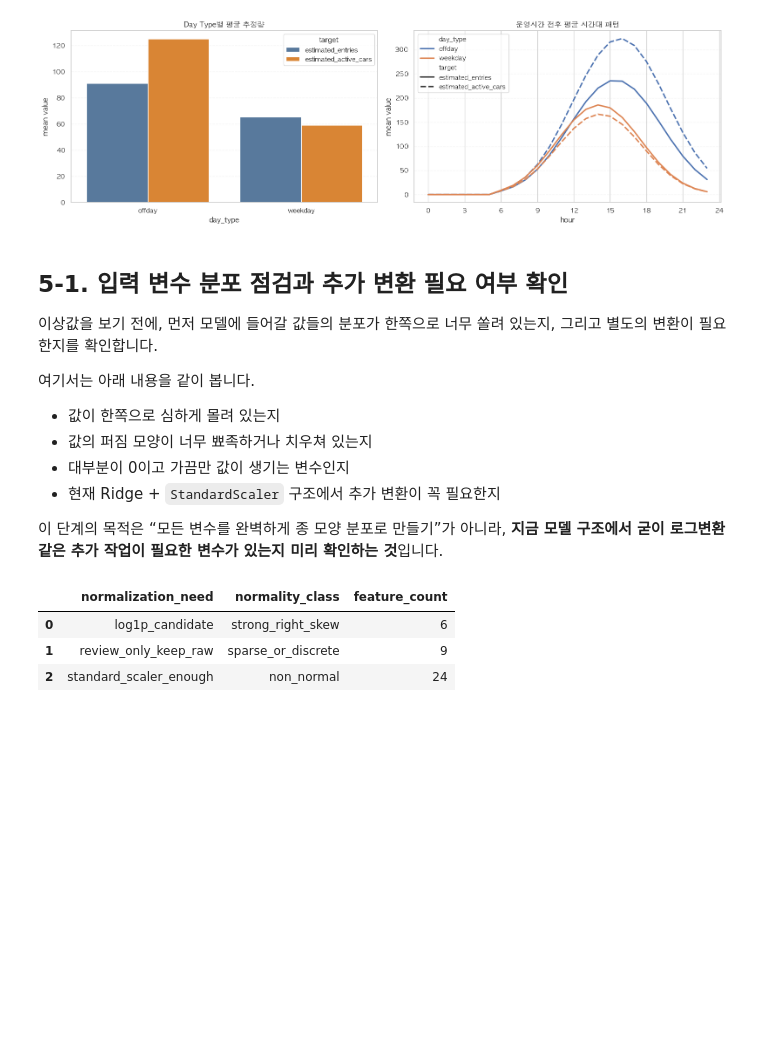
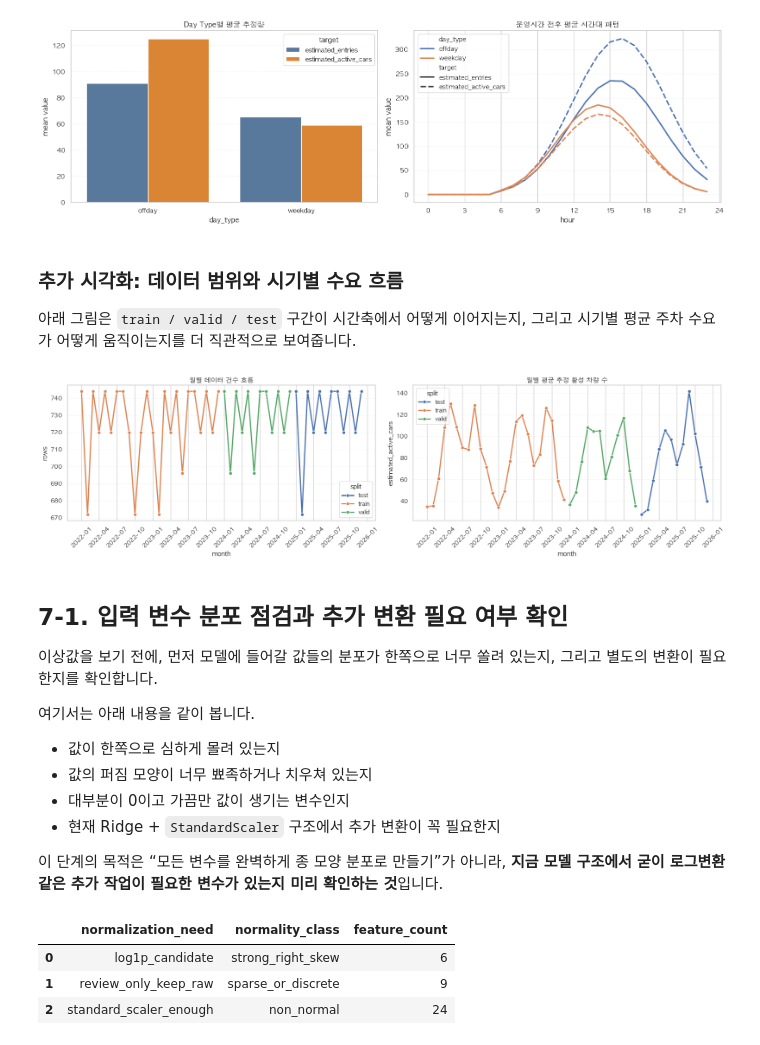
Before and after one commit to AI-MegaStudy/nanji_work, a Jupyter notebook: hmw/Note/nanji_ML.ipynb, the cells around one changed output. Drawn from its saved outputs; the diff is of its cells as text; code cells hidden in the pictures; blank space fills up the shorter version.

```diff
--- a/hmw/Note/nanji_ML.ipynb
+++ b/hmw/Note/nanji_ML.ipynb
@@ -1039,8 +1111,46 @@ plt.tight_layout()
 plt.show()
 # %% [output]
 [figure]
+# %% [markdown]
+### 추가 시각화: 데이터 범위와 시기별 수요 흐름
+
+아래 그림은 `train / valid / test` 구간이 시간축에서 어떻게 이어지는지, 그리고 시기별 평균 주차 수요가 어떻게 움직이는지를 더 직관적으로 보여줍니다.
+# %%
+monthly_split_view = (
+    df.assign(month_start=df['datetime'].dt.to_period('M').dt.to_timestamp())
+    .groupby(['split', 'month_start'], as_index=False)
+    .agg(
+        rows=('datetime', 'size'),
+        mean_target=(TARGET, 'mean'),
+        mean_entries=('estimated_entries', 'mean'),
+    )
+)
+
+fig, axes = plt.subplots(1, 2, figsize=(18, 5))
+sns.lineplot(data=monthly_split_view, x='month_start', y='rows', hue='split', marker='o', linewidth=2.2, ax=axes[0])
+axes[0].set_title('월별 데이터 건수 흐름')
+axes[0].set_xlabel('month')
+axes[0].set_ylabel('rows')
+axes[0].xaxis.set_major_locator(mdates.MonthLocator(interval=3))
+axes[0].xaxis.set_major_formatter(mdates.DateFormatter('%Y-%m'))
+axes[0].tick_params(axis='x', rotation=45)
+axes[0].grid(axis='y', alpha=0.2, linestyle='--')
+
+sns.lineplot(data=monthly_split_view, x='month_start', y='mean_target', hue='split', marker='o', linewidth=2.2, ax=axes[1])
+axes[1].set_title('월별 평균 추정 활성 차량 수')
+axes[1].set_xlabel('month')
+axes[1].set_ylabel(TARGET)
+axes[1].xaxis.set_major_locator(mdates.MonthLocator(interval=3))
+axes[1].xaxis.set_major_formatter(mdates.DateFormatter('%Y-%m'))
+axes[1].tick_params(axis='x', rotation=45)
+axes[1].grid(axis='y', alpha=0.2, linestyle='--')
+
+plt.tight_layout()
+plt.show()
+# %% [output]
+[figure, added]
 # %% [markdown]
-## 5-1. 입력 변수 분포 점검과 추가 변환 필요 여부 확인
+## 7-1. 입력 변수 분포 점검과 추가 변환 필요 여부 확인
 
 이상값을 보기 전에, 먼저 모델에 들어갈 값들의 분포가 한쪽으로 너무 쏠려 있는지, 그리고 별도의 변환이 필요한지를 확인합니다.
 
```
Also changed, not shown: parts of 30 cells of this notebook, 12 other files.
